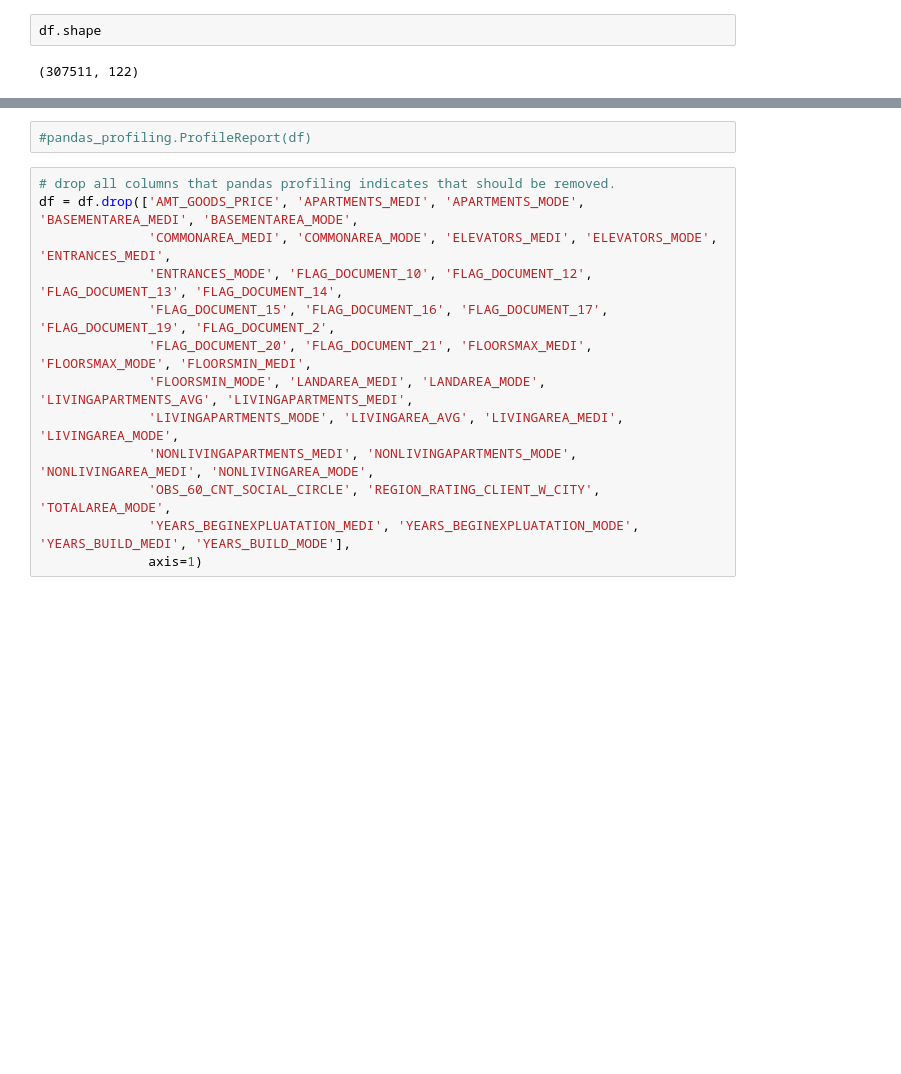
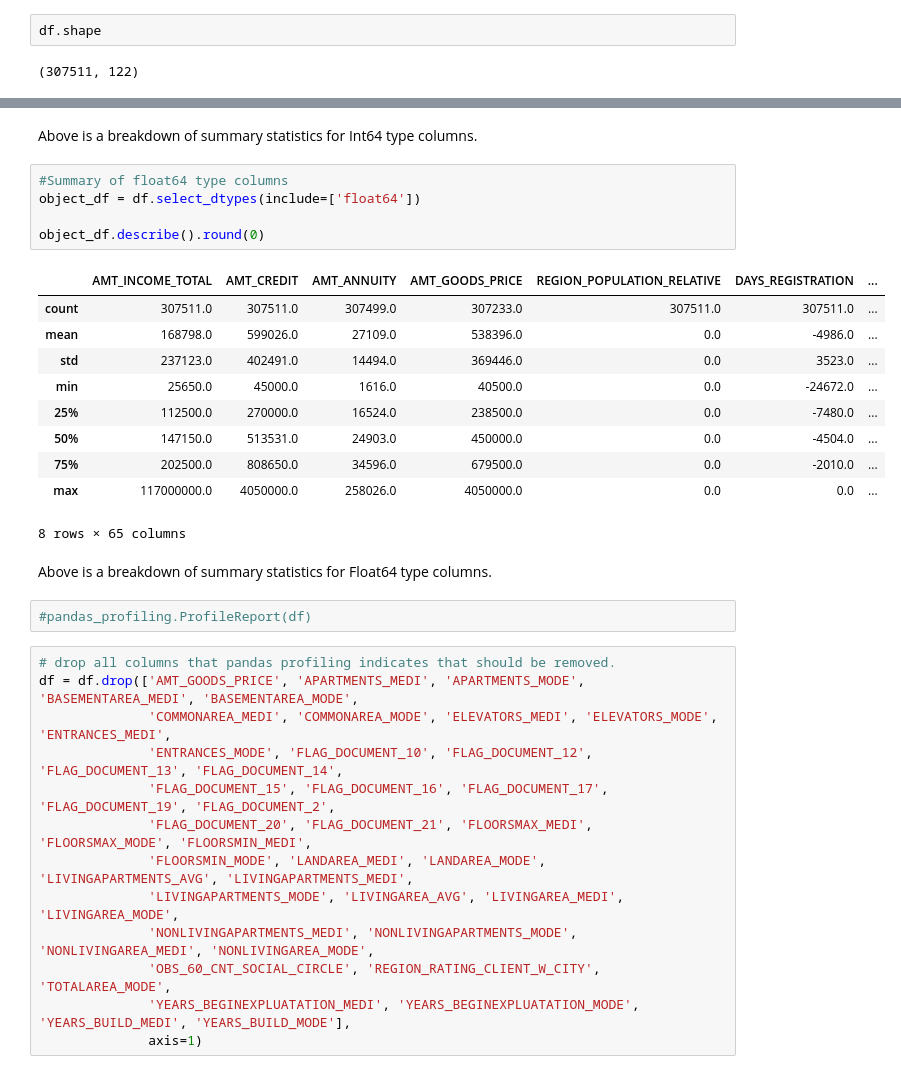
Before and after one commit to mihir787/data_mining_project1, a Jupyter notebook: cleaning_test_data.ipynb, the cells around one changed output, grey strips where cells are left out. Saved outputs shown, nothing was run; the diff lists cells and outputs as text; blank space fills up the shorter version.

```diff
--- a/cleaning_test_data.ipynb
+++ b/cleaning_test_data.ipynb
@@ -46,3 +102,23 @@ df.describe
+# %% [markdown]
+Above is a breakdown of summary statistics for Int64 type columns.
+# %%
+#Summary of float64 type columns
+object_df = df.select_dtypes(include=['float64'])
+
+object_df.describe().round(0)
+# %% [output]
+|  | AMT_INCOME_TOTAL | AMT_CREDIT | AMT_ANNUITY | AMT_GOODS_PRICE | REGION_POPULATION_RELATIVE | DAYS_REGISTRATION | ... |
+| count | 307511.0 | 307511.0 | 307499.0 | 307233.0 | 307511.0 | 307511.0 | ... |
+| mean | 168798.0 | 599026.0 | 27109.0 | 538396.0 | 0.0 | -4986.0 | ... |
+| std | 237123.0 | 402491.0 | 14494.0 | 369446.0 | 0.0 | 3523.0 | ... |
+| min | 25650.0 | 45000.0 | 1616.0 | 40500.0 | 0.0 | -24672.0 | ... |
+| 25% | 112500.0 | 270000.0 | 16524.0 | 238500.0 | 0.0 | -7480.0 | ... |
+| 50% | 147150.0 | 513531.0 | 24903.0 | 450000.0 | 0.0 | -4504.0 | ... |
+| 75% | 202500.0 | 808650.0 | 34596.0 | 679500.0 | 0.0 | -2010.0 | ... |
+| max | 117000000.0 | 4050000.0 | 258026.0 | 4050000.0 | 0.0 | 0.0 | ... |
+8 rows × 65 columns
+# %% [markdown]
+Above is a breakdown of summary statistics for Float64 type columns.
 # %%
 #pandas_profiling.ProfileReport(df)
 # %%
```
Also changed, not shown: parts of 9 cells of this notebook.
